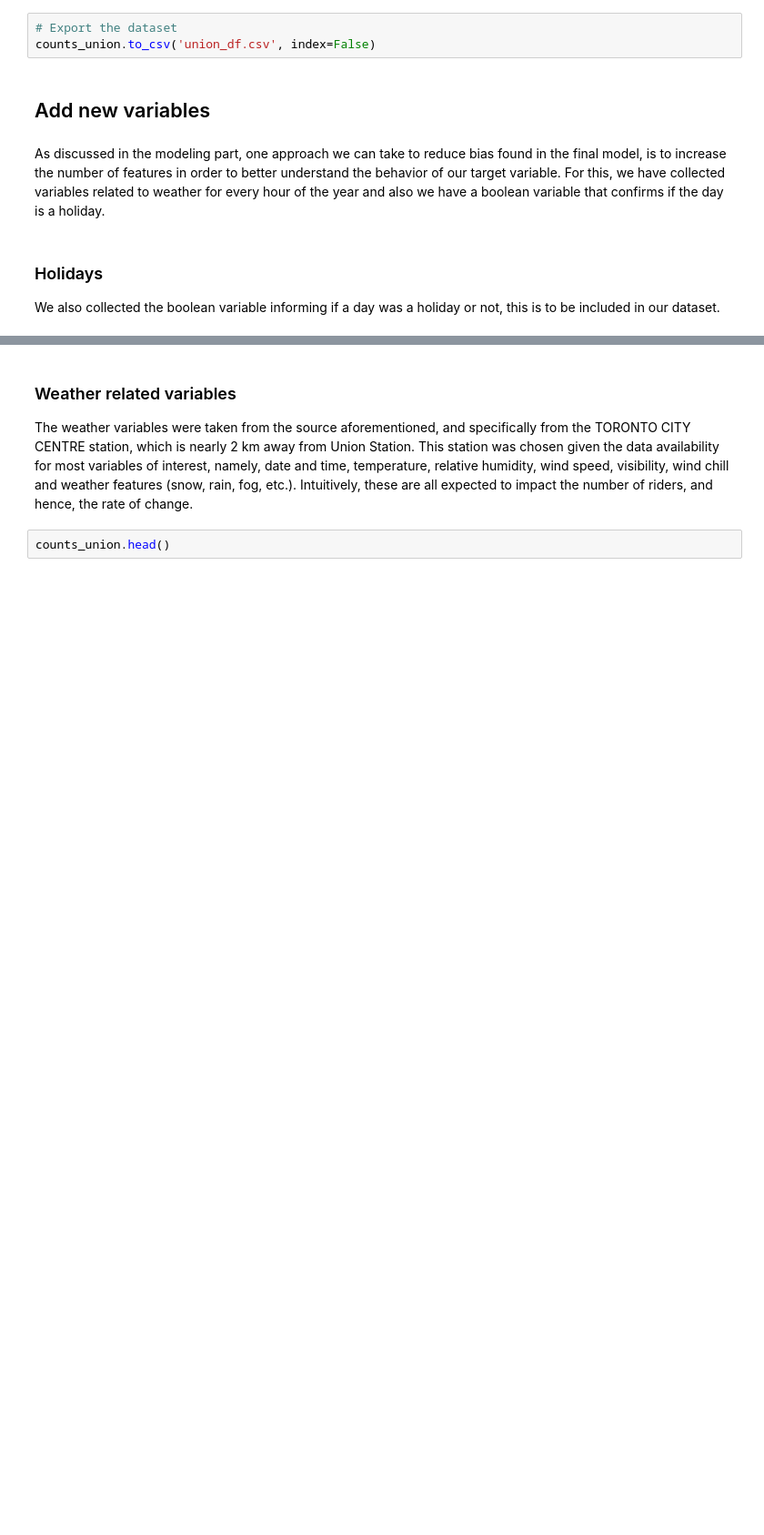
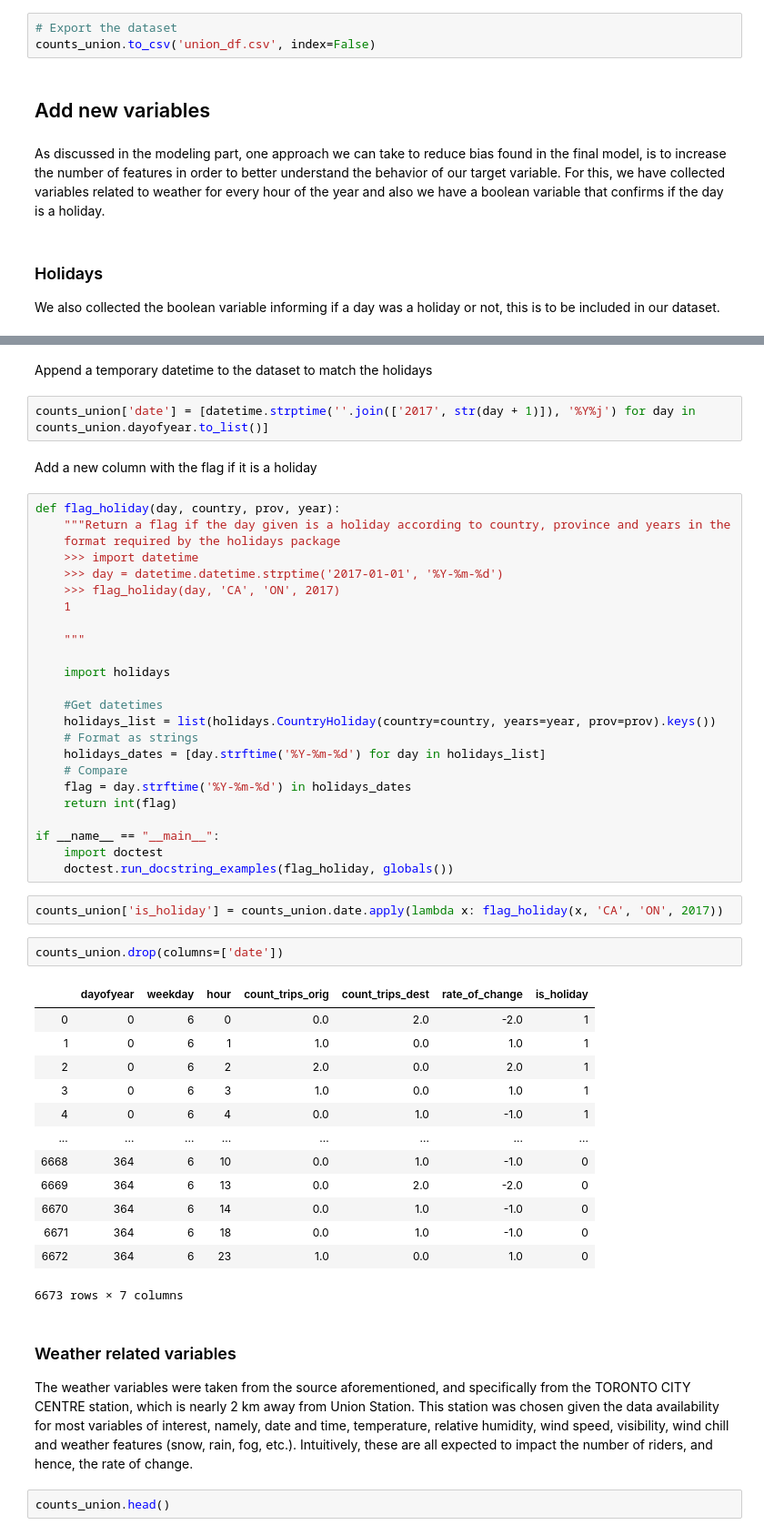
Before and after one commit to josescuderoh/bikeshare-replenishment-forecast, a Jupyter notebook: Code/EDA.ipynb, the cells around one changed output, grey strips where cells are left out. Shown at 91% size. Drawn from its saved outputs; the diff is of its cells as text; blank space fills up the shorter version.

Commit message:
Rolled back to cyclical encoding for weekday instead of OHE since it performed better. Added is_holiday feature

```diff
--- a/Code/EDA.ipynb
+++ b/Code/EDA.ipynb
@@ -354,3 +339,51 @@ holidays.Canada(years=2017, prov='ON')
+# %% [markdown]
+Append a temporary datetime to the dataset to match the holidays
+# %%
+counts_union['date'] = [datetime.strptime(''.join(['2017', str(day + 1)]), '%Y%j') for day in counts_union.dayofyear.to_list()]
+# %% [markdown]
+Add a new column with the flag if it is a holiday
+# %%
+def flag_holiday(day, country, prov, year):
+    """Return a flag if the day given is a holiday according to country, province and years in the
+    format required by the holidays package
+    >>> import datetime
+    >>> day = datetime.datetime.strptime('2017-01-01', '%Y-%m-%d')
+    >>> flag_holiday(day, 'CA', 'ON', 2017)
+    1
+
+    """
+
+    import holidays
+
+    #Get datetimes
+    holidays_list = list(holidays.CountryHoliday(country=country, years=year, prov=prov).keys())
+    # Format as strings
+    holidays_dates = [day.strftime('%Y-%m-%d') for day in holidays_list]
+    # Compare
+    flag = day.strftime('%Y-%m-%d') in holidays_dates
+    return int(flag)
+
+if __name__ == "__main__":
+    import doctest
+    doctest.run_docstring_examples(flag_holiday, globals())
+# %%
+counts_union['is_holiday'] = counts_union.date.apply(lambda x: flag_holiday(x, 'CA', 'ON', 2017))
+# %%
+counts_union.drop(columns=['date'])
+# %% [output]
+|  | dayofyear | weekday | hour | count_trips_orig | count_trips_dest | rate_of_change | is_holiday |
+| 0 | 0 | 6 | 0 | 0.0 | 2.0 | -2.0 | 1 |
+| 1 | 0 | 6 | 1 | 1.0 | 0.0 | 1.0 | 1 |
+| 2 | 0 | 6 | 2 | 2.0 | 0.0 | 2.0 | 1 |
+| 3 | 0 | 6 | 3 | 1.0 | 0.0 | 1.0 | 1 |
+| 4 | 0 | 6 | 4 | 0.0 | 1.0 | -1.0 | 1 |
+| ... | ... | ... | ... | ... | ... | ... | ... |
+| 6668 | 364 | 6 | 10 | 0.0 | 1.0 | -1.0 | 0 |
+| 6669 | 364 | 6 | 13 | 0.0 | 2.0 | -2.0 | 0 |
+| 6670 | 364 | 6 | 14 | 0.0 | 1.0 | -1.0 | 0 |
+| 6671 | 364 | 6 | 18 | 0.0 | 1.0 | -1.0 | 0 |
+| 6672 | 364 | 6 | 23 | 1.0 | 0.0 | 1.0 | 0 |
+6673 rows × 7 columns
 # %% [markdown]
 ### Weather related variables
 
```
Also changed, not shown: parts of 1 cell of this notebook.
